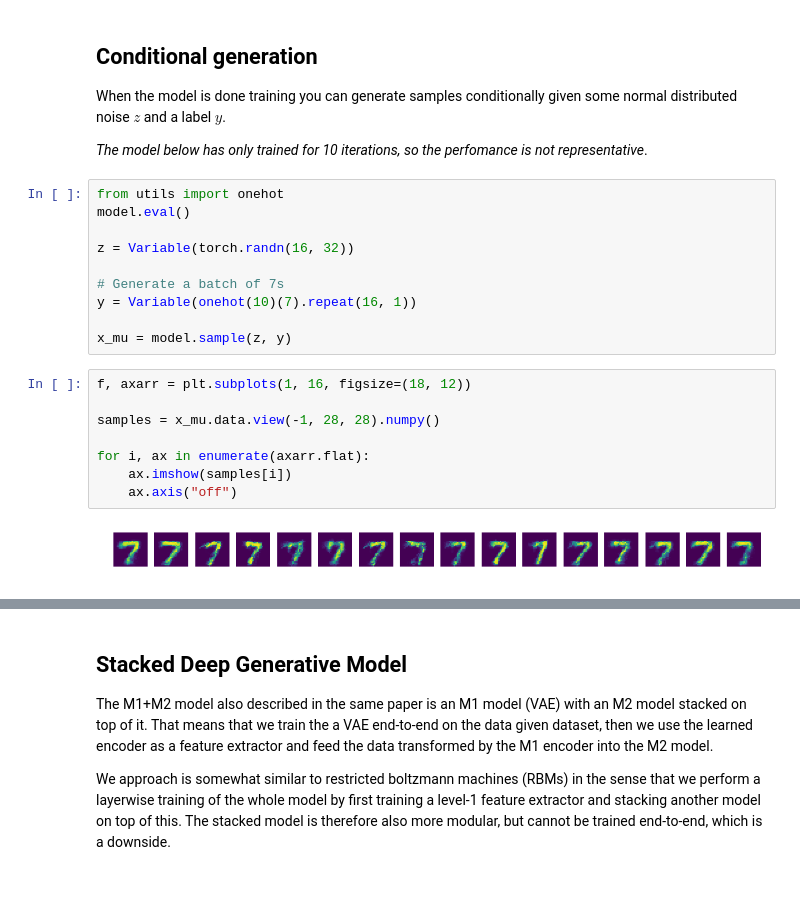
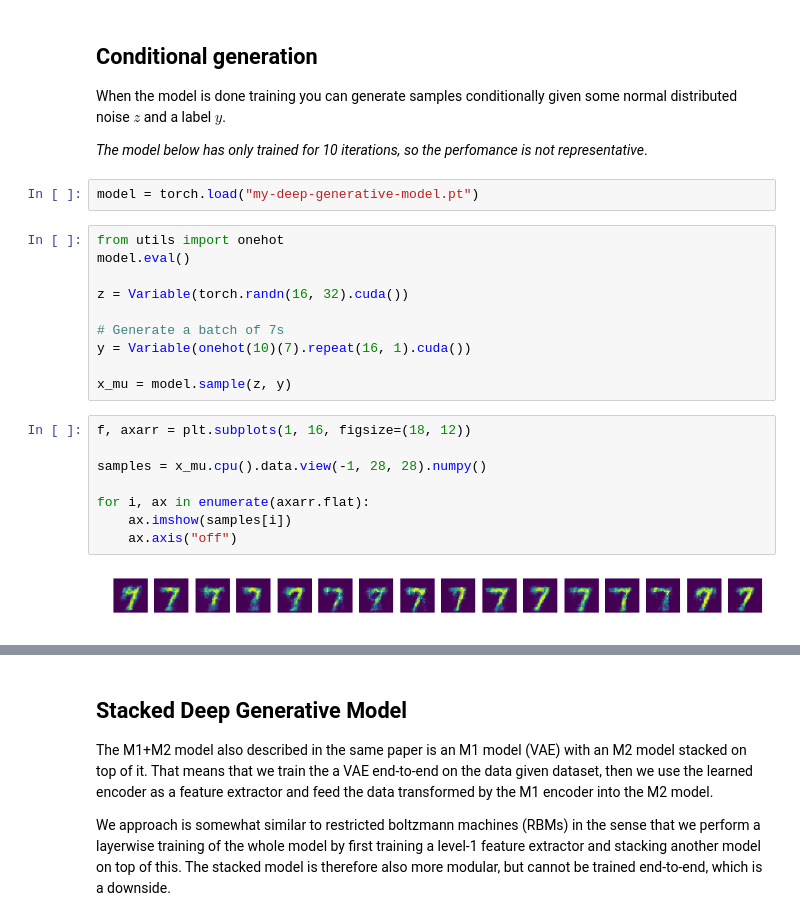
Before and after one commit to atakanguney/semi-supervised-text-classification, a Jupyter notebook: semi-supervised-pytorch/examples/notebooks/Deep Generative Model.ipynb, the cells around one changed output, grey strips where cells are left out. Saved outputs shown, nothing was run; the diff lists cells and outputs as text; blank space fills up the shorter version.

```diff
--- a/semi-supervised-pytorch/examples/notebooks/Deep Generative Model.ipynb
+++ b/semi-supervised-pytorch/examples/notebooks/Deep Generative Model.ipynb
@@ -187,23 +198,25 @@ Epoch: 0
 When the model is done training you can generate samples conditionally given some normal distributed noise $z$ and a label $y$.
 
 *The model below has only trained for 10 iterations, so the perfomance is not representative*.
+# %%
+model = torch.load("my-deep-generative-model.pt")
 # %%
 from utils import onehot
 model.eval()
 
-z = Variable(torch.randn(16, 32))
+z = Variable(torch.randn(16, 32).cuda())
 
 # Generate a batch of 7s
-y = Variable(onehot(10)(7).repeat(16, 1))
+y = Variable(onehot(10)(7).repeat(16, 1).cuda())
 
 x_mu = model.sample(z, y)
 # %%
 f, axarr = plt.subplots(1, 16, figsize=(18, 12))
 
-samples = x_mu.data.view(-1, 28, 28).numpy()
+samples = x_mu.cpu().data.view(-1, 28, 28).numpy()
 
 for i, ax in enumerate(axarr.flat):
     ax.imshow(samples[i])
     ax.axis("off")
 # %% [output]
-[figure, old version]
+[figure, new version]
```
Also changed, not shown: parts of 9 cells of this notebook, 7 other files.
